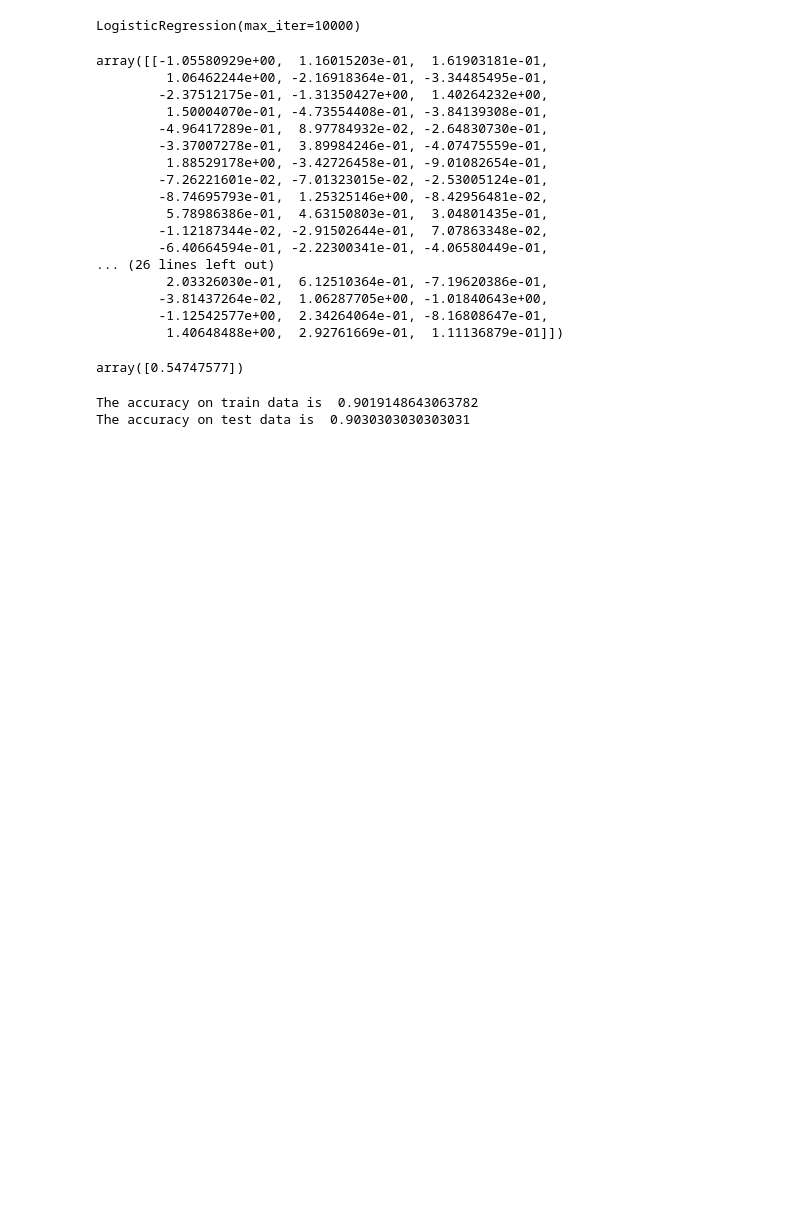
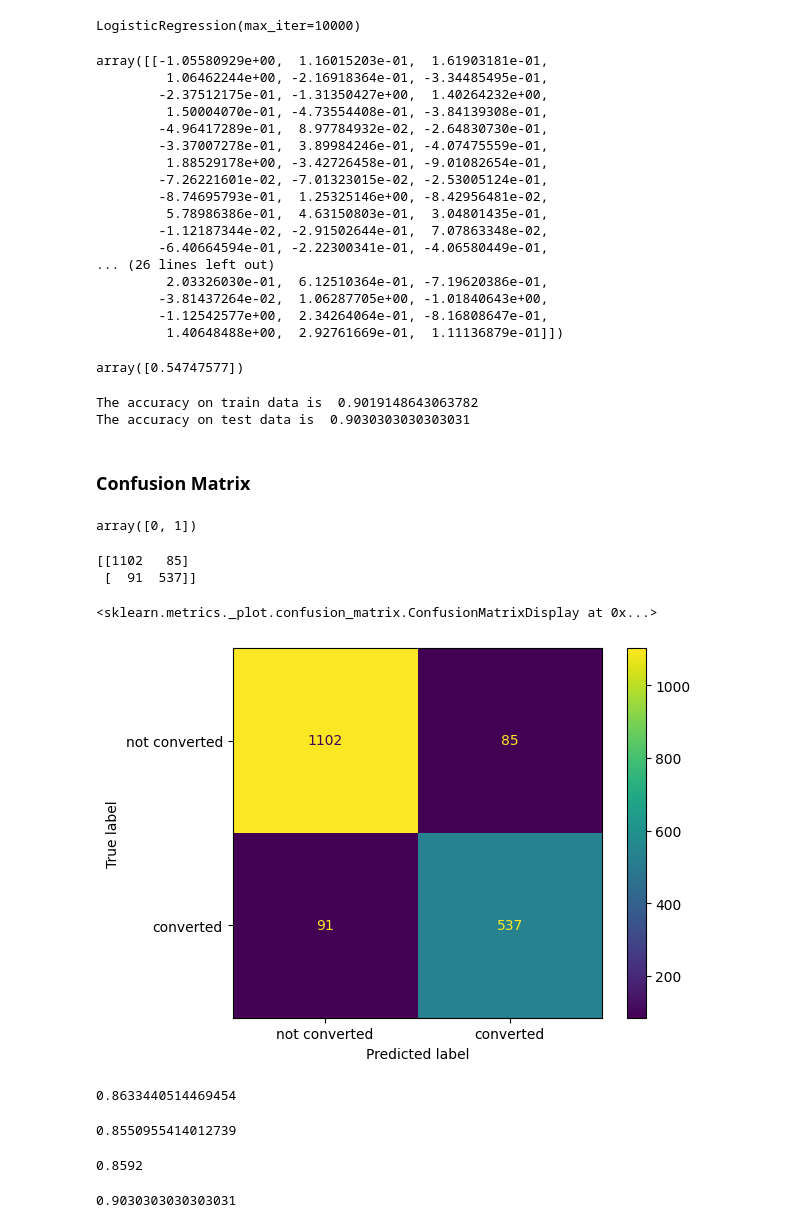
Before and after one commit to Mr-Himanshu123/Lead_Scoring_Prediction, a Jupyter notebook: Lead_Scoring_Prediction.ipynb, the cells around one changed output. Saved outputs shown, nothing was run; the diff lists cells and outputs as text; code cells hidden in the pictures; blank space fills up the shorter version.

```diff
--- a/Lead_Scoring_Prediction.ipynb
+++ b/Lead_Scoring_Prediction.ipynb
@@ -1036,3 +1106,5 @@ print("The accuracy on test data is ", test_accuracy)
 # %% [output]
 The accuracy on train data is  0.9019148643063782
 The accuracy on test data is  0.9030303030303031
+# %% [markdown]
+### **Confusion Matrix**
@@ -1038,0 +1114,17 @@ The accuracy on test data is  0.9030303030303031
+# %%
+#seeing the class
+clf.classes_
+# %% [output]
+array([0, 1])
+# %%
+cm = confusion_matrix (y_test,test_class_preds, labels = clf.classes_)
+print(cm)
+# %% [output]
+[[1102   85]
+ [  91  537]]
+# %%
+cm_disp = ConfusionMatrixDisplay(confusion_matrix = cm, display_labels = ['not converted', 'converted'])
+cm_disp.plot()
+# %% [output]
+<sklearn.metrics._plot.confusion_matrix.ConfusionMatrixDisplay at 0x...>
+[figure, added]
@@ -1038,0 +1133,16 @@ The accuracy on test data is  0.9030303030303031
+# %%
+precision_score(y_test, test_class_preds)
+# %% [output]
+0.8633440514469454
+# %%
+recall_score(y_test, test_class_preds)
+# %% [output]
+0.8550955414012739
+# %%
+f1_score(y_test, test_class_preds)
+# %% [output]
+0.8592
+# %%
+accuracy_score(y_test, test_class_preds)
+# %% [output]
+0.9030303030303031
```
Also changed, not shown: parts of 11 cells of this notebook.
